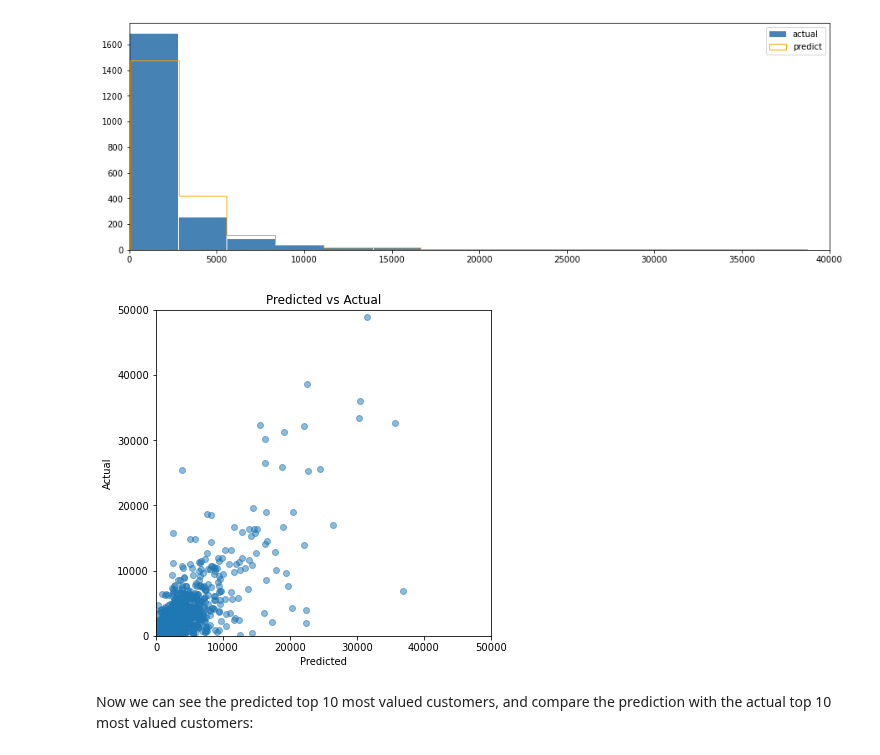
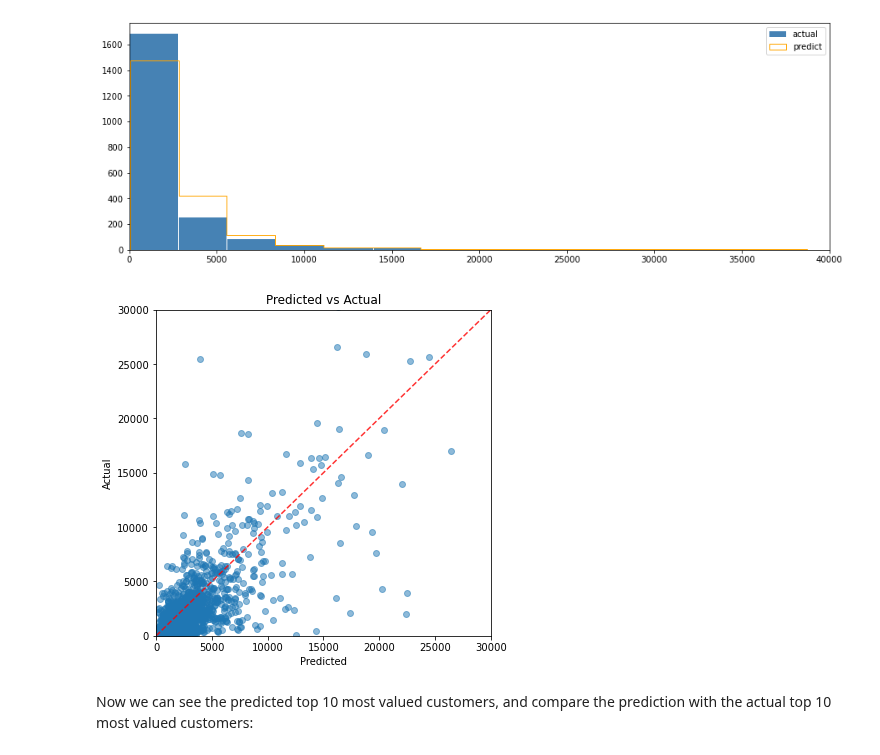
Before and after one commit to amythemirror/Customer_Lifetime_Value_Prediction, a Jupyter notebook: Modeling - Regression Model.ipynb, the cells around one changed output. Cells and saved outputs as stored; diff of their text form; code cells hidden in the pictures.

```diff
--- a/Modeling - Regression Model.ipynb
+++ b/Modeling - Regression Model.ipynb
@@ -361,15 +363,16 @@ plt.legend(loc='upper right')
 # %%
 # scatter plot to compare predicted values and actual values
 plt.figure(figsize=(6,6))
 plt.scatter(clv_pred,clv_actual,alpha=0.5)
-plt.xlim(0,50000)
-plt.ylim(0,50000)
+plt.plot([0,50000],[0,50000],ls='--',C='r',alpha=0.8)
+plt.xlim(0,30000)
+plt.ylim(0,30000)
 plt.xlabel('Predicted')
 plt.ylabel('Actual')
 plt.title('Predicted vs Actual')
 plt.show()
 # %% [output]
-[figure, old version]
+[figure, new version]
 # %% [markdown]
 Now we can see the predicted top 10 most valued customers, and compare the prediction with the actual top 10 most valued customers:
 # %%
```
Also changed, not shown: parts of 2 cells of this notebook.
